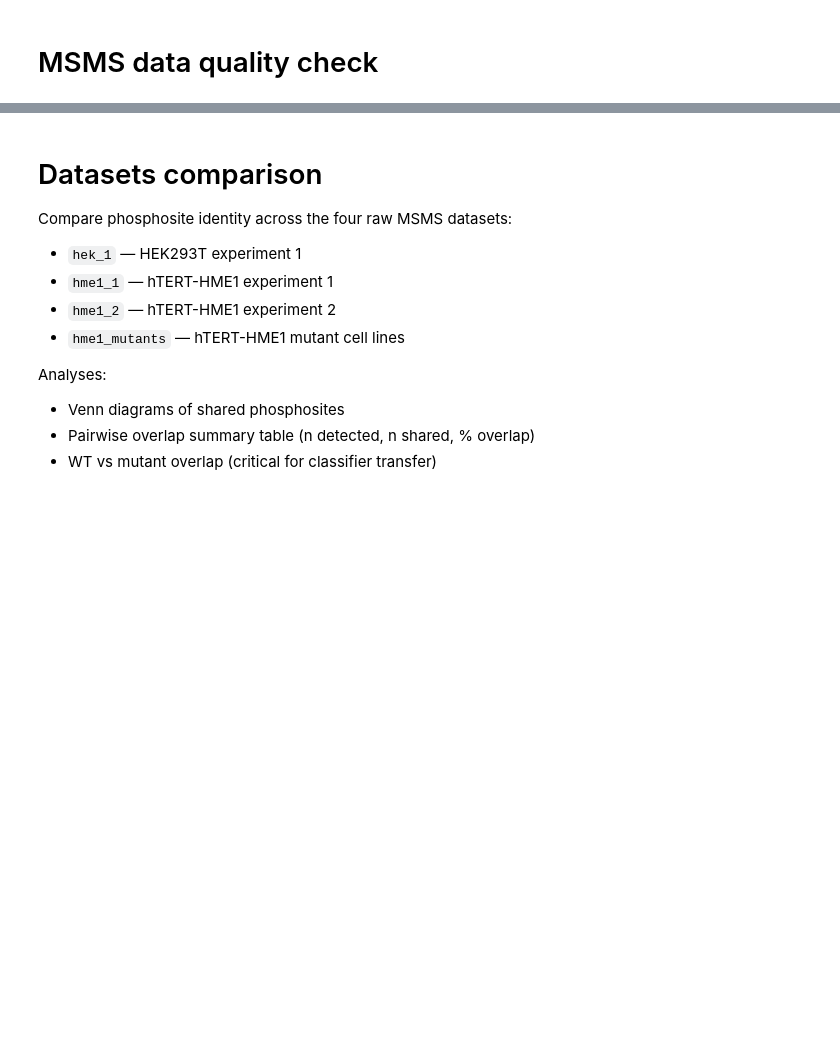
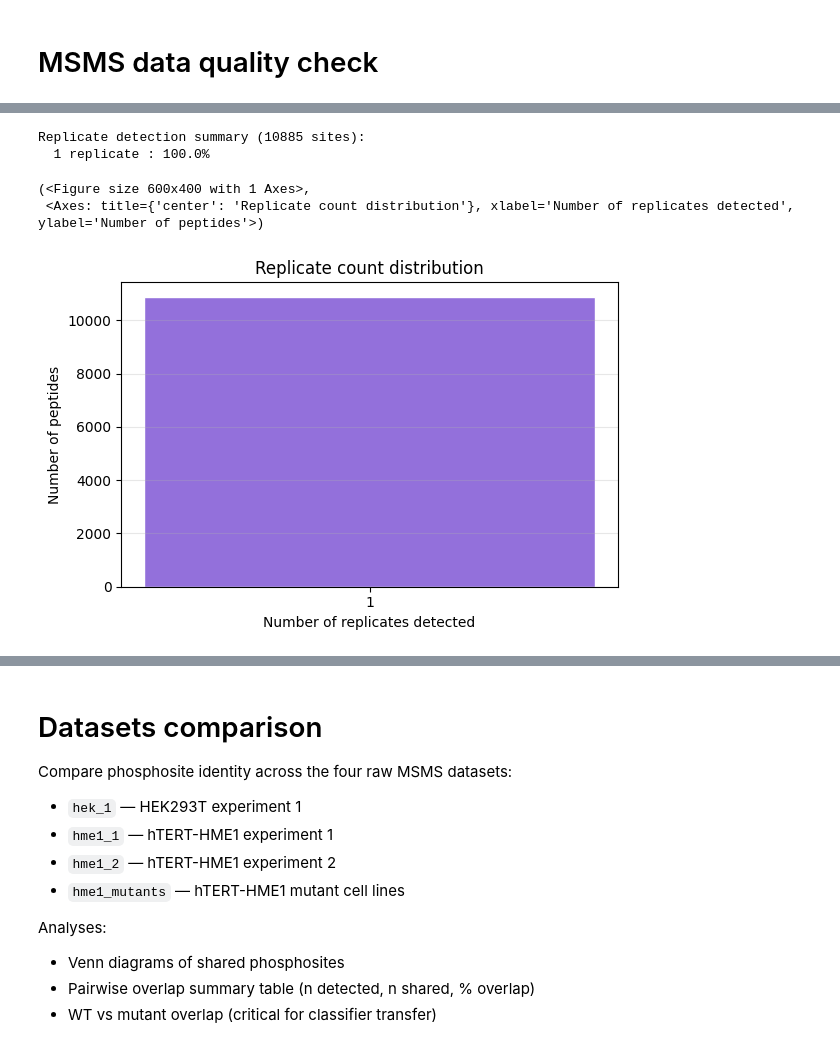
Before and after one commit to IgnacioNavas/TMT_Data_analysis, a Jupyter notebook: notebooks/02_qc/MSMS_data_QC.ipynb, the cells around one changed output, grey strips where cells are left out. Drawn from its saved outputs; the diff is of its cells as text; code cells hidden in the pictures; blank space fills up the shorter version.

```diff
--- a/notebooks/02_qc/MSMS_data_QC.ipynb
+++ b/notebooks/02_qc/MSMS_data_QC.ipynb
@@ -41,10 +54,16 @@ peptide_count_per_sample(
 # %%
 nreps_distribution(
-    TMT_plex_sample,
+    hme1_mutants,
     nreps_col="n:reps",
     figsize=(6, 4),
     title="Replicate count distribution",
     ax=None,
 )
+# %% [output]
+Replicate detection summary (10885 sites):
+  1 replicate : 100.0%
+(<Figure size 600x400 with 1 Axes>,
+ <Axes: title={'center': 'Replicate count distribution'}, xlabel='Number of replicates detected', ylabel='Number of peptides'>)
+[figure, added]
 # %%
 replicate_detection_map(
```
Also changed, not shown: parts of 21 cells of this notebook, 6 other files.
